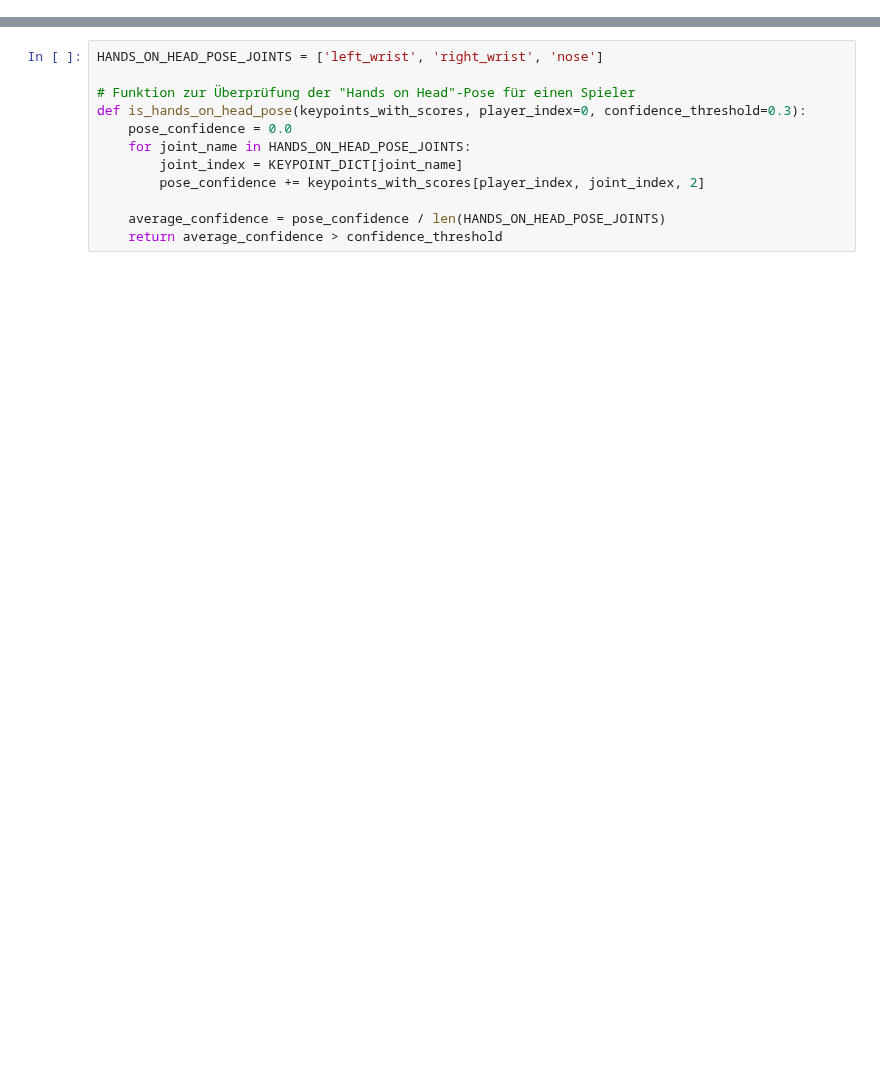
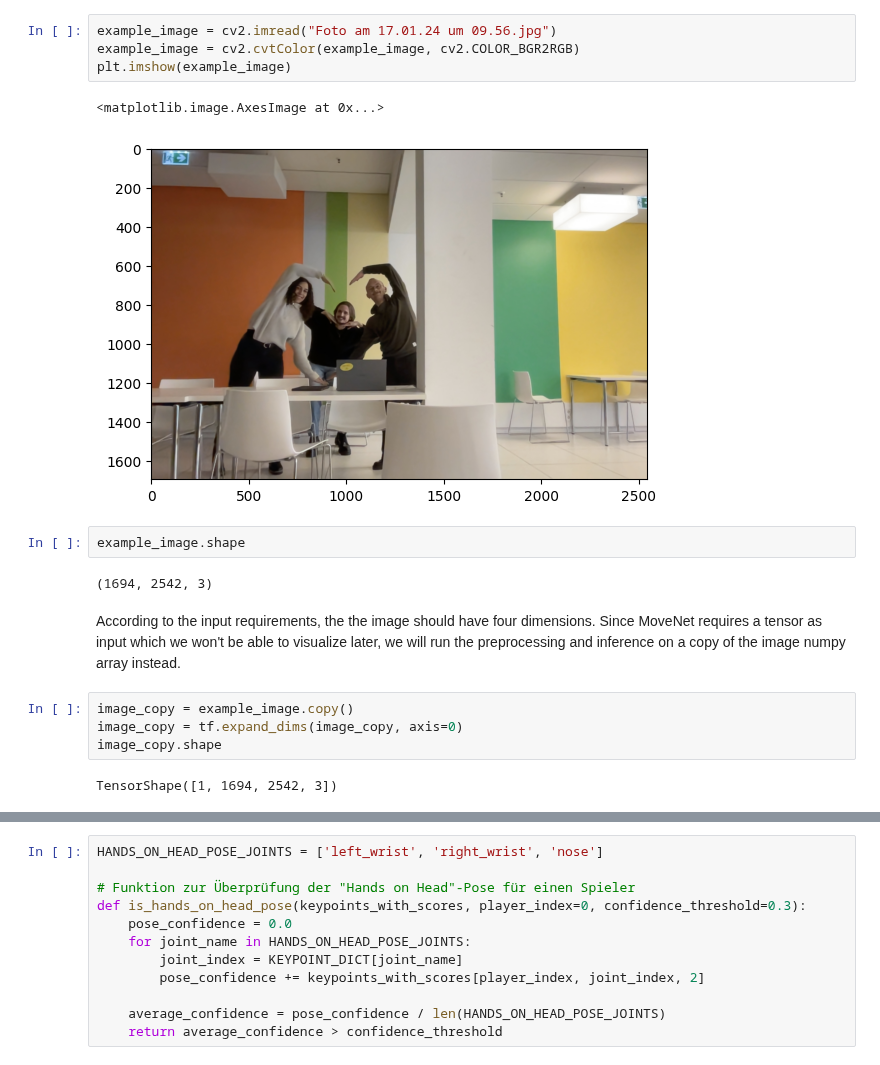
Before and after one commit to h3llow/Pose-Estimation-Tutorial, a Jupyter notebook: project2/movenet_2player_pong.ipynb, the cells around one changed output, grey strips where cells are left out. Drawn from its saved outputs; the diff is of its cells as text; blank space fills up the shorter version.

```diff
--- a/project2/movenet_2player_pong.ipynb
+++ b/project2/movenet_2player_pong.ipynb
@@ -82,0 +90,19 @@ EDGES_DICT = {
+# %%
+example_image = cv2.imread("Foto am 17.01.24 um 09.56.jpg")
+example_image = cv2.cvtColor(example_image, cv2.COLOR_BGR2RGB)
+plt.imshow(example_image)
+# %% [output]
+<matplotlib.image.AxesImage at 0x...>
+[figure, added]
+# %%
+example_image.shape
+# %% [output]
+(1694, 2542, 3)
+# %% [markdown]
+According to the input requirements, the the image should have four dimensions. Since MoveNet requires a tensor as input which we won't be able to visualize later, we will run the preprocessing and inference on a copy of the image numpy array instead.
+# %%
+image_copy = example_image.copy()
+image_copy = tf.expand_dims(image_copy, axis=0)
+image_copy.shape
+# %% [output]
+TensorShape([1, 1694, 2542, 3])
```
Also changed, not shown: parts of 47 cells of this notebook.
